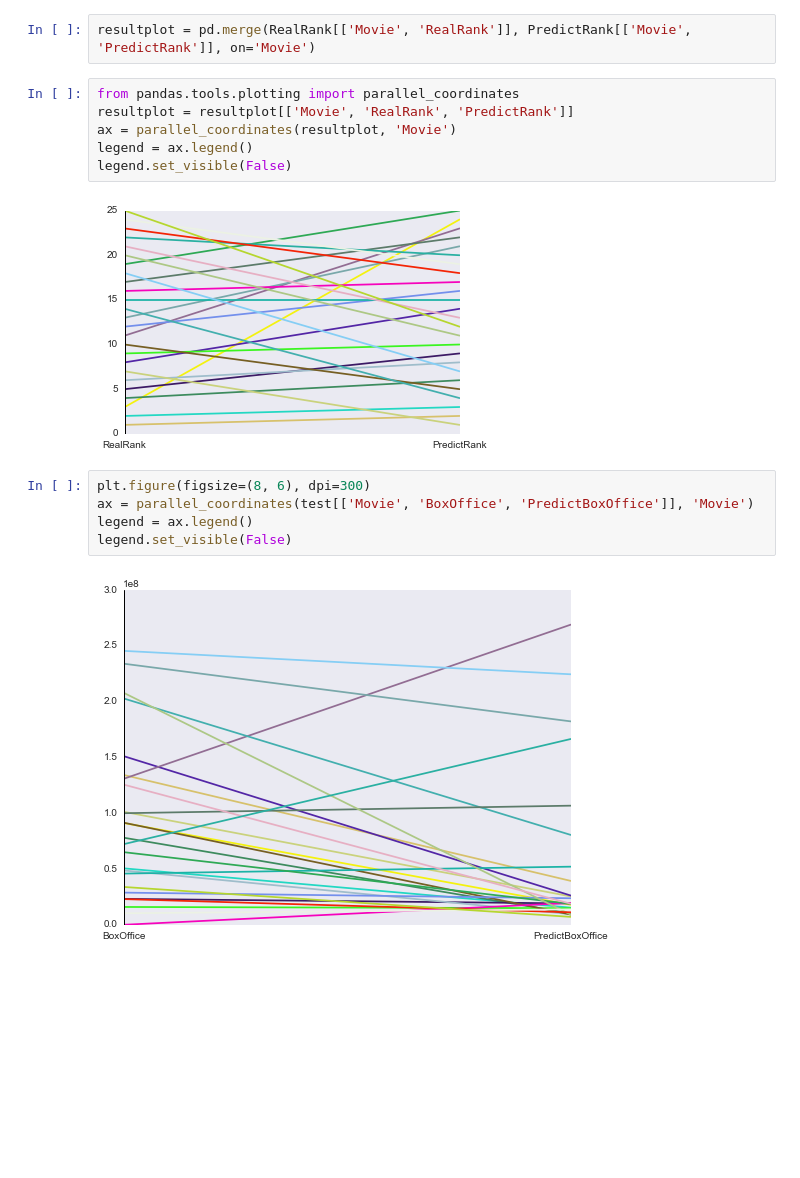
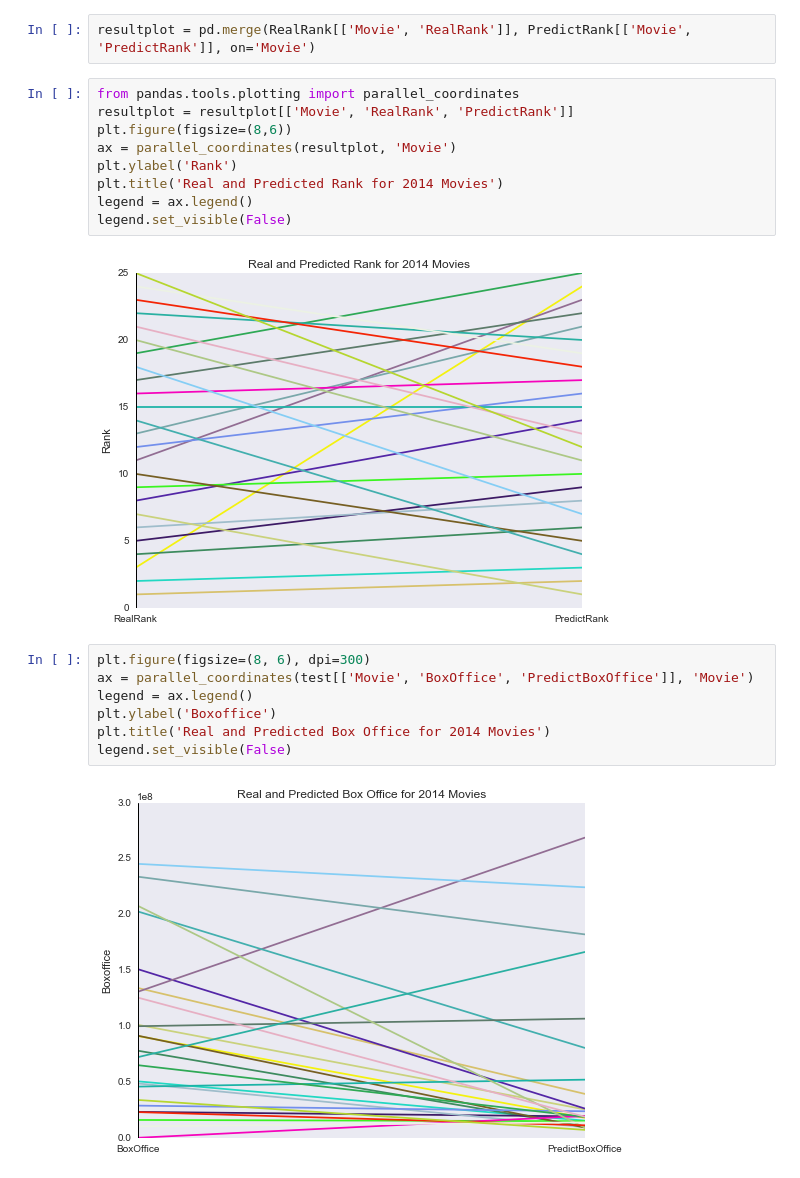
Before and after one commit to lantian2012/DataScience, a Jupyter notebook: Regression.ipynb, the cells around one changed output. Cells and saved outputs as stored; diff of their text form; blank space fills up the shorter version.

```diff
--- a/Regression.ipynb
+++ b/Regression.ipynb
@@ -272,15 +283,20 @@ resultplot = pd.merge(RealRank[['Movie', 'RealRank']], PredictRank[['Movie', 'Pr
 # %%
 from pandas.tools.plotting import parallel_coordinates
 resultplot = resultplot[['Movie', 'RealRank', 'PredictRank']]
+plt.figure(figsize=(8,6))
 ax = parallel_coordinates(resultplot, 'Movie')
+plt.ylabel('Rank')
+plt.title('Real and Predicted Rank for 2014 Movies')
 legend = ax.legend()
 legend.set_visible(False)
 # %% [output]
-[figure, old version]
+[figure, new version]
 # %%
 plt.figure(figsize=(8, 6), dpi=300)
 ax = parallel_coordinates(test[['Movie', 'BoxOffice', 'PredictBoxOffice']], 'Movie')
 legend = ax.legend()
+plt.ylabel('Boxoffice')
+plt.title('Real and Predicted Box Office for 2014 Movies')
 legend.set_visible(False)
 # %% [output]
-[figure, old version]
+[figure, new version]
```
Also changed, not shown: parts of 6 cells of this notebook.
